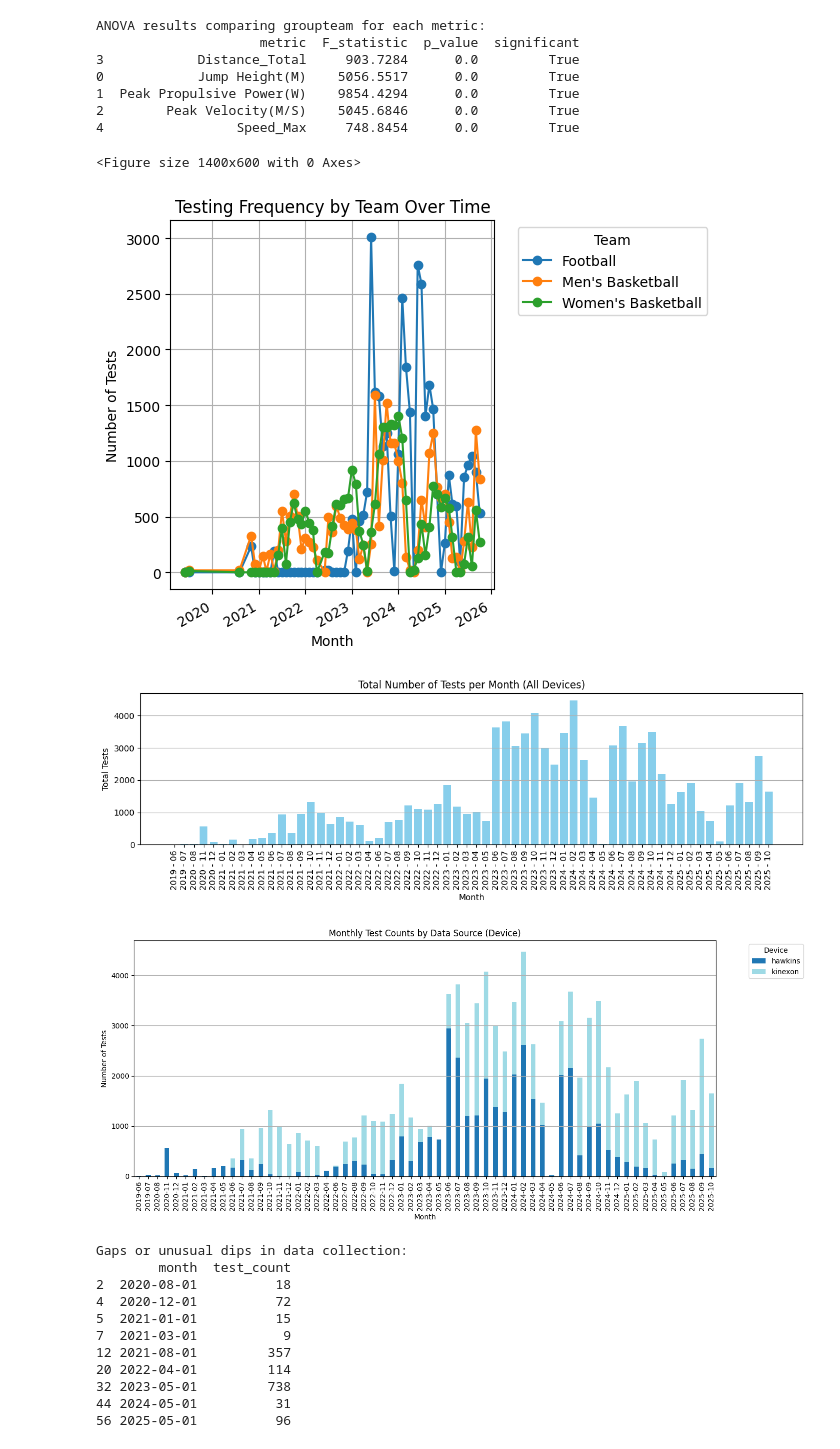
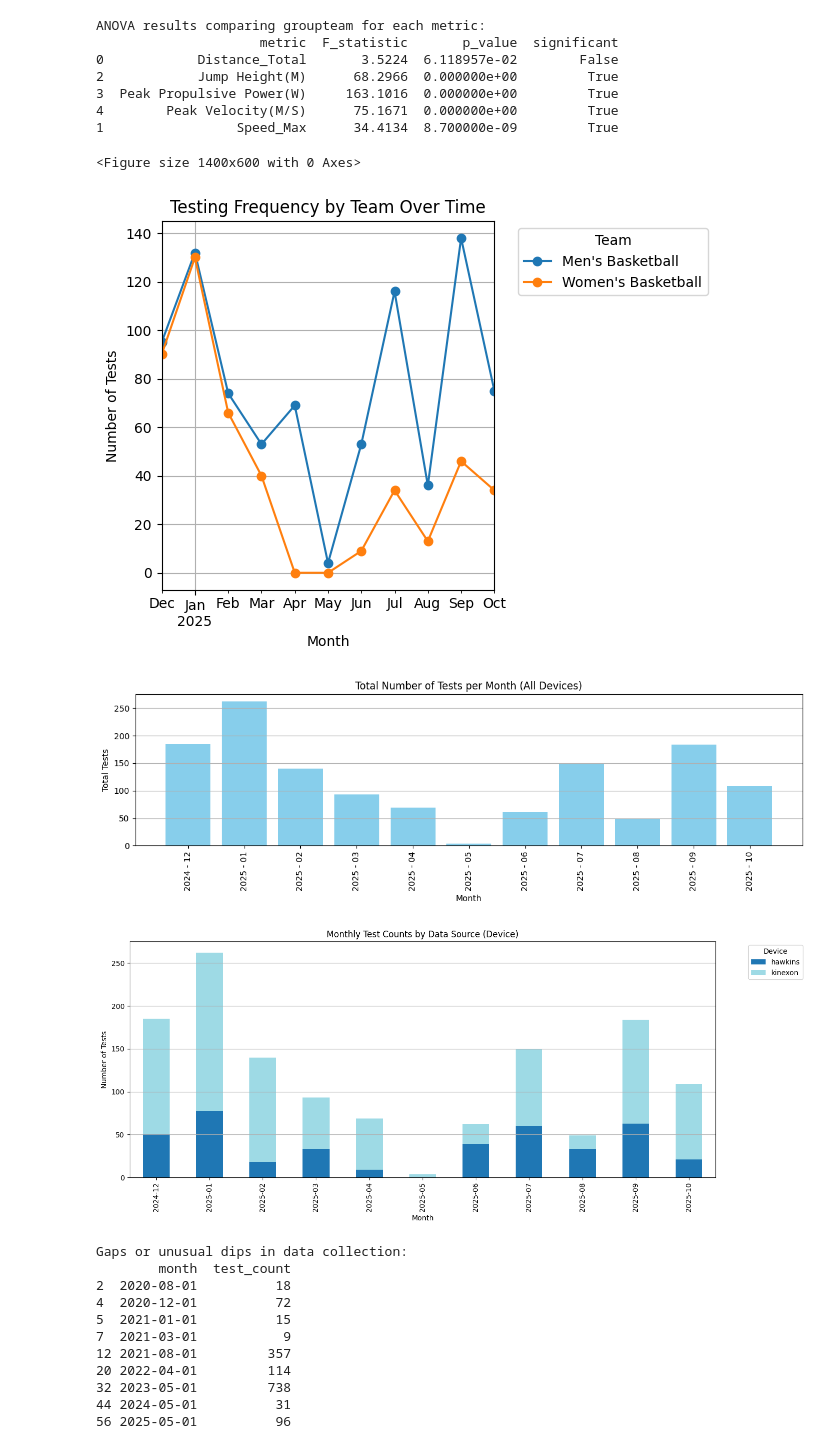
Before and after one commit to briggsprashar/sports_metric_analysis, a Jupyter notebook: part3_viz_comparison.ipynb, the cells around one changed output. Cells and saved outputs as stored; diff of their text form; code cells hidden in the pictures.

```diff
--- a/part3_viz_comparison.ipynb
+++ b/part3_viz_comparison.ipynb
@@ -70,7 +70,7 @@ for metric in all_metrics:
 #3.2B Calculate statistical significance (t-test or ANOVA as appropriate)
 
 # Load and clean the dataset
-df = pd.read_csv('raw/sixmetrics_data.csv')
+df = pd.read_csv('raw/selected_players_data.csv')
 df['timestamp'] = pd.to_datetime(df['timestamp'], errors='coerce')
 df = df.dropna(subset=['value', 'groupteam', 'metric'])
 
@@ -104,17 +104,17 @@ print("ANOVA results comparing groupteam for each metric:")
 print(anova_df.sort_values(by='metric'))
 # %% [output]
 ANOVA results comparing groupteam for each metric:
-                     metric  F_statistic  p_value  significant
-3            Distance_Total     903.7284      0.0         True
-0            Jump Height(M)    5056.5517      0.0         True
-1  Peak Propulsive Power(W)    9854.4294      0.0         True
-2        Peak Velocity(M/S)    5045.6846      0.0         True
-4                 Speed_Max     748.8454      0.0         True
+                     metric  F_statistic       p_value  significant
+0            Distance_Total       3.5224  6.118957e-02        False
+2            Jump Height(M)      68.2966  0.000000e+00         True
+3  Peak Propulsive Power(W)     163.1016  0.000000e+00         True
+4        Peak Velocity(M/S)      75.1671  0.000000e+00         True
+1                 Speed_Max      34.4134  8.700000e-09         True
 # %%
 #3.2C  Create a visualization showing testing frequency by team over time
 
 # Load and clean the dataset
-df = pd.read_csv('raw/sixmetrics_data.csv')
+df = pd.read_csv('raw/selected_players_data.csv')
 df['timestamp'] = pd.to_datetime(df['timestamp'], errors='coerce')
 df = df.dropna(subset=['timestamp', 'groupteam'])
 
@@ -139,46 +139,46 @@ plt.tight_layout()
 plt.show()
 # %% [output]
 <Figure size 1400x600 with 0 Axes>
-[figure, old version]
+[figure, new version]
 # %%
 #3.3  Dashboard Metric
 # %%
 #3.3A Total number of tests per month (all systems combined)
 import pandas as pd
 import matplotlib.pyplot as plt
 
 # Load and clean the dataset
-df = pd.read_csv('raw/sixmetrics_data.csv')
+df = pd.read_csv('raw/selected_players_data.csv')
 df['timestamp'] = pd.to_datetime(df['timestamp'], errors='coerce')
 df = df.dropna(subset=['timestamp', 'device'])
 
 # Create a 'month' column
 df['month'] = df['timestamp'].dt.to_period('M').dt.to_timestamp()
 
 # Group by month and count tests
 monthly_tests = df.groupby('month').size().reset_index(name='total_tests')
 
 # Format month for display
 monthly_tests['month_str'] = monthly_tests['month'].dt.strftime('%Y - %m')
 
 # Plot
 plt.figure(figsize=(12, 4))
 plt.bar(monthly_tests['month_str'], monthly_tests['total_tests'], color='skyblue')
 plt.title("Total Number of Tests per Month (All Devices)")
 plt.xlabel("Month")
 plt.ylabel("Total Tests")
 plt.xticks(rotation=90)
 plt.tight_layout()
 plt.grid(axis='y')
 plt.show()
 # %% [output]
-[figure, old version]
+[figure, new version]
 # %%
 
 #3.3B Breakdown by data source (stacked bar chart recommended)
 
 # Load and clean the dataset
-df = pd.read_csv('raw/sixmetrics_data.csv')
+df = pd.read_csv('raw/selected_players_data.csv')
 df['timestamp'] = pd.to_datetime(df['timestamp'], errors='coerce')
 df = df.dropna(subset=['timestamp', 'device'])
 
@@ -200,7 +200,7 @@ plt.tight_layout()
 plt.grid(axis='y')
 plt.show()
 # %% [output]
-[figure, old version]
+[figure, new version]
 # %%
 #3.3C Identify any gaps or unusual patterns in data collection
 
```
Also changed, not shown: parts of 2 cells of this notebook, 4 other files.
